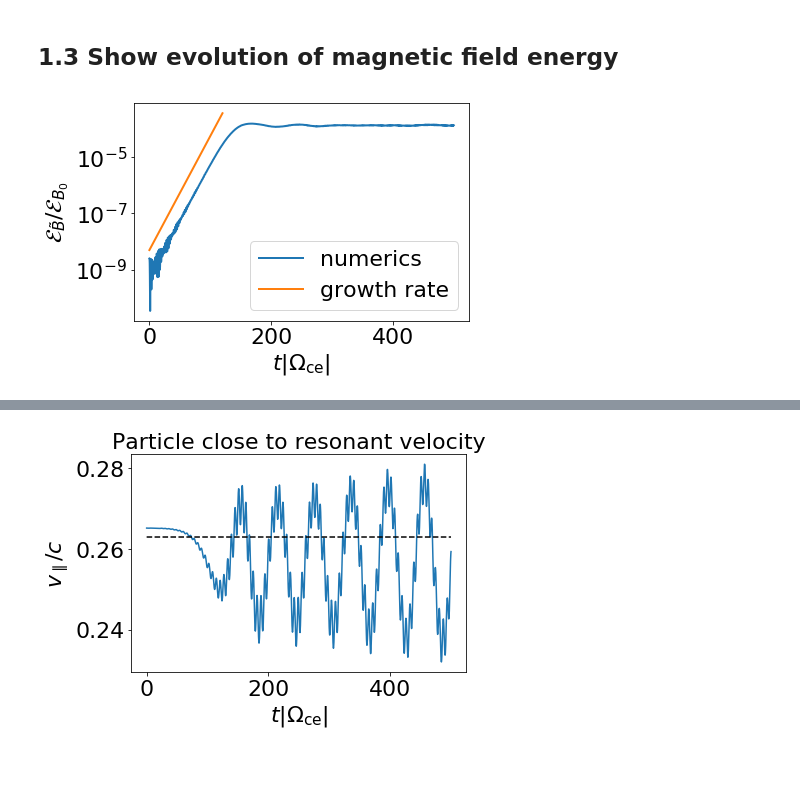
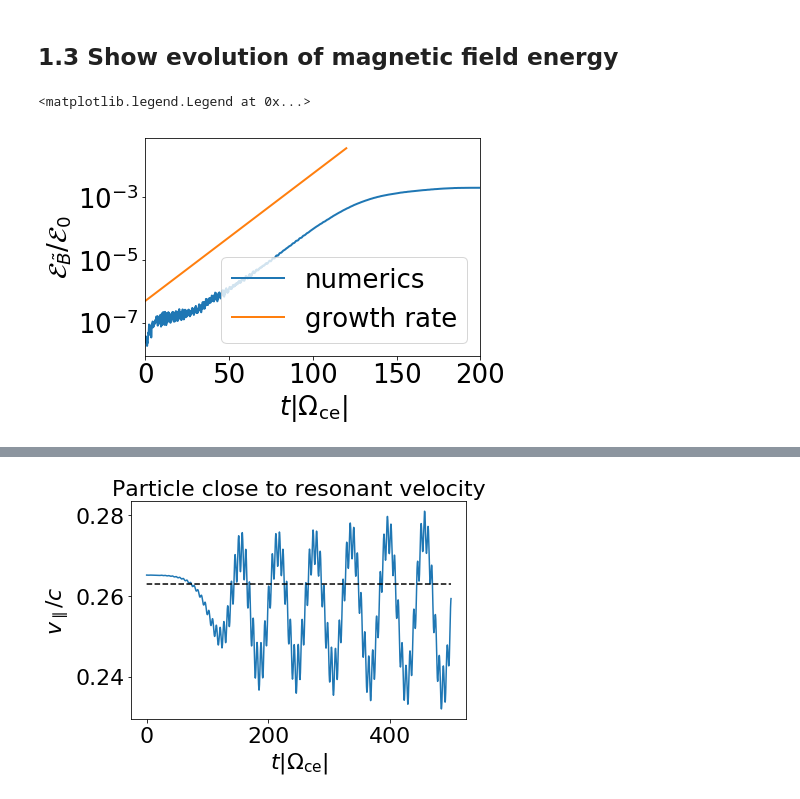
Before and after one commit to ratnania/mhd, a Jupyter notebook: 02_HybridModelling/01_Electron_Hybrid_Code.ipynb, the cells around one changed output, grey strips where cells are left out. Saved outputs shown, nothing was run; the diff lists cells and outputs as text; code cells hidden in the pictures; blank space fills up the shorter version.

```diff
--- a/02_HybridModelling/01_Electron_Hybrid_Code.ipynb
+++ b/02_HybridModelling/01_Electron_Hybrid_Code.ipynb
@@ -701,17 +758,26 @@ Delta hot energy: -0.0005731899312870436
 # %%
 f3 = plt.figure()
 f3.set_figheight(4)
 f3.set_figwidth(6)
 
+en_tot = en_B + en_E + en_jc + en_jh
+
 Nt = len(en_B) - 1
 tn = np.linspace(0, Nt*dt*saving_step, Nt + 1)
-t2 = np.linspace(0, 120, 100)
-plt.semilogy(tn, 1/Lz*en_B, linewidth = 2, label = 'numerics')
-plt.semilogy(t2, 5e-9*np.exp(t2*gamma*2), label = 'growth rate', linewidth = 2)
-#plt.xlim((0, 100))
+tg = np.linspace(0, 120, 100)
+
+omega = utils.solveDispersionHybrid(k, +1, c, wce, wpe, wpar, wperp, nuh, 0.5 + 0j, 1e-8)[0]
+omega_r = np.real(omega)
+gamma = np.imag(omega)
+
+plt.semilogy(tn, en_B/en_tot[0], linewidth = 2, label = 'numerics')
+plt.semilogy(tg, 5e-7*np.exp(tg*gamma*2), label = 'growth rate', linewidth = 2)
+
+plt.xlim((0, 200))
 plt.xlabel('$t|\Omega_\mathrm{ce}|$')
-plt.ylabel(r'$\mathcal{E}_{\tilde{B}} / \mathcal{E}_{B_0}$')
+plt.ylabel(r'$\mathcal{E}_{\tilde{B}} / \mathcal{E}_{0}$')
 plt.legend()
-plt.savefig('/home/florian/Schreibtisch/Masterarbeit/05_Präsentationen/04_Ringberg/01_Figures/Growth_Anisotropic', bbox_inches = 'tight')
+#plt.savefig('/home/florian/Schreibtisch/Masterarbeit/05_Präsentationen/04_Ringberg/01_Figures/Growth_Anisotropic', bbox_inches = 'tight')
 # %% [output]
+<matplotlib.legend.Legend at 0x...>
-[figure, old version]
+[figure, new version]
```
Also changed, not shown: parts of 35 cells of this notebook, 3 other files.
